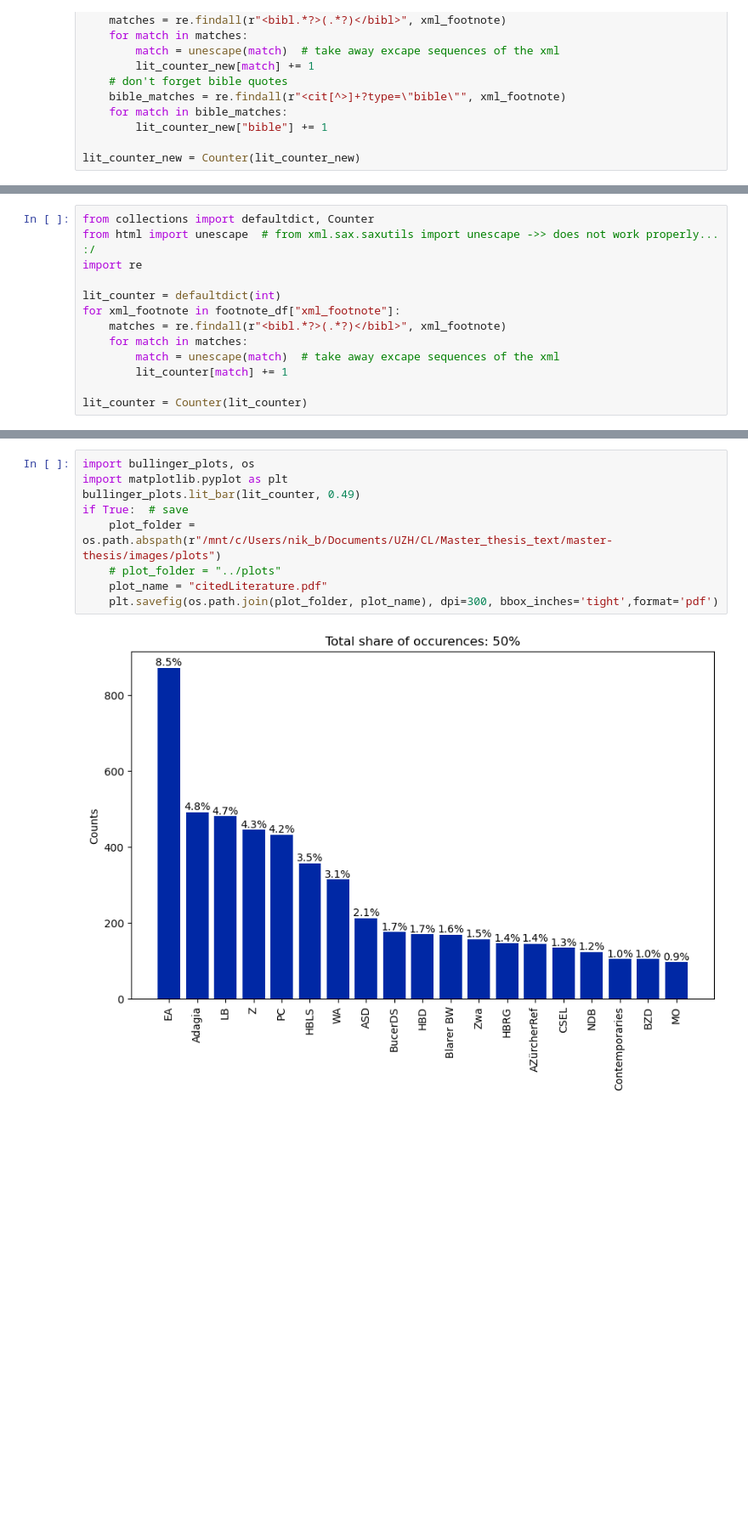
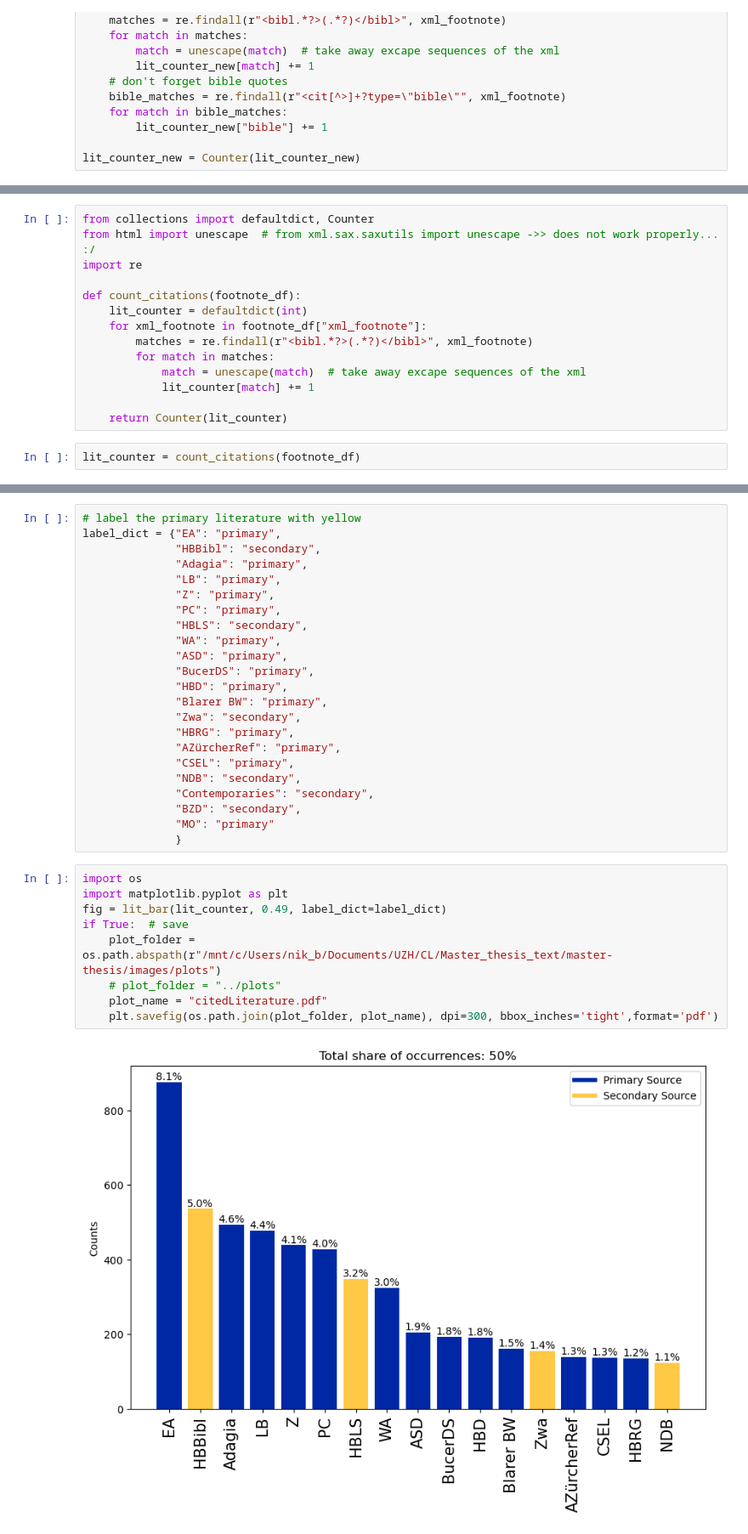
Before and after one commit to Boffl/BullingerDigitalLMFootnotes, a Jupyter notebook: data_analysis_and_preparation/lit_stats.ipynb, the cells around one changed output, grey strips where cells are left out. Shown at 85% size. Saved outputs shown, nothing was run; the diff lists cells and outputs as text; blank space fills up the shorter version.

Commit message:
New plots for the dhd publication

```diff
--- a/data_analysis_and_preparation/lit_stats.ipynb
+++ b/data_analysis_and_preparation/lit_stats.ipynb
@@ -129,11 +73,14 @@ from collections import defaultdict, Counter
 from html import unescape  # from xml.sax.saxutils import unescape ->> does not work properly... :/
 import re
 
-lit_counter = defaultdict(int)
-for xml_footnote in footnote_df["xml_footnote"]:
-    matches = re.findall(r"<bibl.*?>(.*?)</bibl>", xml_footnote)
-    for match in matches:
-        match = unescape(match)  # take away excape sequences of the xml
-        lit_counter[match] += 1
+def count_citations(footnote_df):
+    lit_counter = defaultdict(int)
+    for xml_footnote in footnote_df["xml_footnote"]:
+        matches = re.findall(r"<bibl.*?>(.*?)</bibl>", xml_footnote)
+        for match in matches:
+            match = unescape(match)  # take away excape sequences of the xml
+            lit_counter[match] += 1
 
-lit_counter = Counter(lit_counter)
+    return Counter(lit_counter)
+# %%
+lit_counter = count_citations(footnote_df)
@@ -140,11 +92,34 @@ lit_counter = Counter(lit_counter)
+# %%
+# label the primary literature with yellow
+label_dict = {"EA": "primary",
+              "HBBibl": "secondary",
+              "Adagia": "primary",
+              "LB": "primary",
+              "Z": "primary",
+              "PC": "primary",
+              "HBLS": "secondary",
+              "WA": "primary",
+              "ASD": "primary",
+              "BucerDS": "primary",
+              "HBD": "primary",
+              "Blarer BW": "primary",
+              "Zwa": "secondary",
+              "HBRG": "primary",
+              "AZürcherRef": "primary",
+              "CSEL": "primary",
+              "NDB": "secondary",
+              "Contemporaries": "secondary",
+              "BZD": "secondary",
+              "MO": "primary"
+              }
 # %%
-import bullinger_plots, os
+import os
 import matplotlib.pyplot as plt
-bullinger_plots.lit_bar(lit_counter, 0.49)
+fig = lit_bar(lit_counter, 0.49, label_dict=label_dict)
 if True:  # save
     plot_folder = os.path.abspath(r"/mnt/c/Users/nik_b/Documents/UZH/CL/Master_thesis_text/master-thesis/images/plots")
     # plot_folder = "../plots"
     plot_name = "citedLiterature.pdf"
     plt.savefig(os.path.join(plot_folder, plot_name), dpi=300, bbox_inches='tight',format='pdf')
 # %% [output]
-[figure, old version]
+[figure, new version]
```
Also changed, not shown: parts of 14 cells of this notebook, 2 other files.
